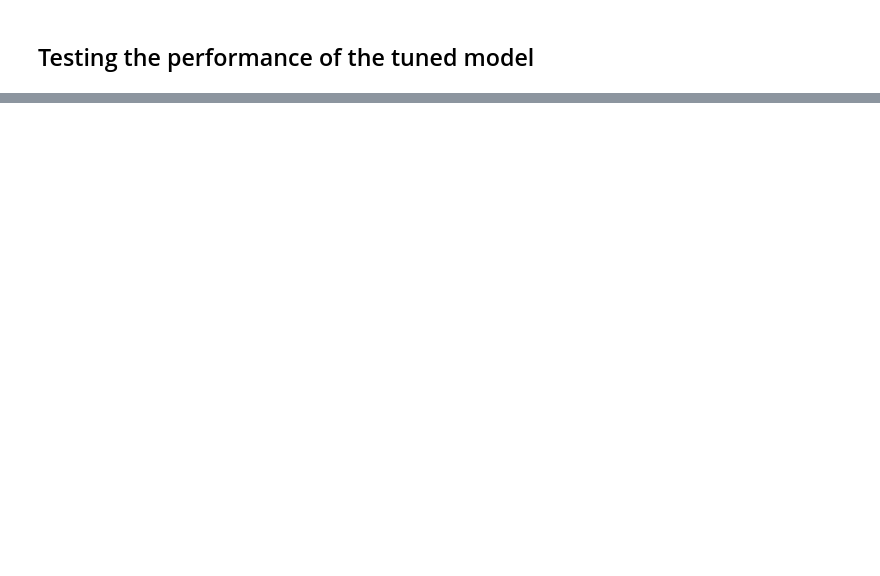
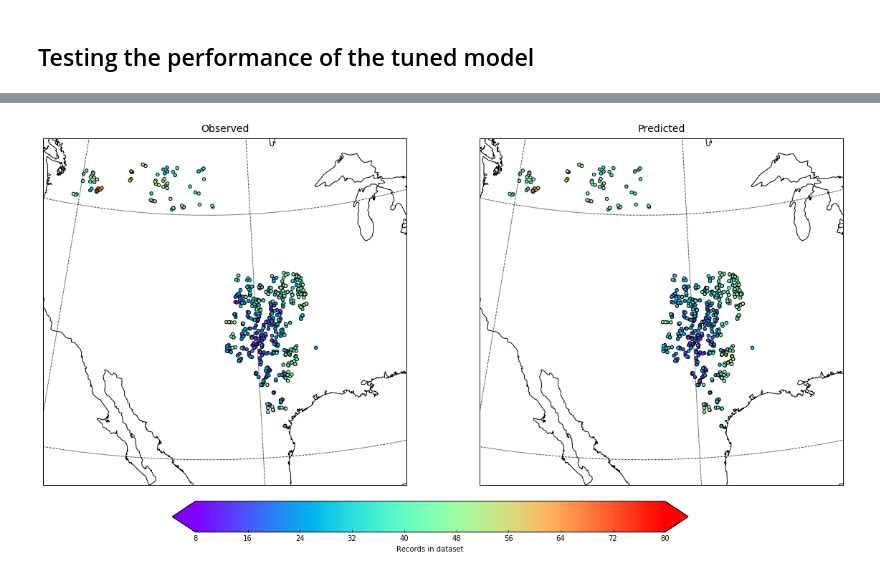
Before and after one commit to cleipski/CropPredict, a Jupyter notebook: 06_algorithm_selection.ipynb, the cells around one changed output, grey strips where cells are left out. Saved outputs shown, nothing was run; the diff lists cells and outputs as text; code cells hidden in the pictures; blank space fills up the shorter version.

```diff
--- a/06_algorithm_selection.ipynb
+++ b/06_algorithm_selection.ipynb
@@ -899,0 +884,39 @@ plt.hist([(x-y)*100./x for x,y in zip(y_test,y_pred)])
+# %%
+# Rescale training set back to original values
+tmp_X_test = std_scaler.inverse_transform(X_test,copy=True)
+# Get long and lat
+lng = tmp_X_test[:,0:1]
+lat = tmp_X_test[:,1:2]
+# %%
+fig, ax = plt.subplots(1,2,figsize=(20, 30))
+
+for idx,df in enumerate([X_test,X_test]):
+
+    mymap = Basemap(llcrnrlon=-119, llcrnrlat=22, urcrnrlon=-80,
+                    urcrnrlat=49, projection='lcc', lat_1=33, lat_2=45,
+                    lon_0=-105, area_thresh=10000,
+                    resolution = 'l',ax=ax[idx])
+
+    if idx == 0:
+        yld = y_test.tolist()
+    else:
+        yld = y_pred.tolist()
+    x,y = mymap(lng, lat)
+
+    im1 = mymap.scatter(x, y, c=yld, vmin=8, vmax=80, cmap=mpl.cm.get_cmap('rainbow'), zorder=2)
+
+    mymap.drawparallels(np.arange(25,65,20))
+    mymap.drawmeridians(np.arange(-120,-40,20))
+    mymap.drawcoastlines()
+
+    label = ['Observed','Predicted']
+    ax[idx].annotate(label[idx], xy=(0.5, 1.02), fontsize=14,xycoords='axes fraction', ha="center")
+
+cax1 = fig.add_axes( [0.25, 0.37, 0.5, 0.02])
+cbar = plt.colorbar(im1,cax=cax1, orientation='horizontal', extend='both', use_gridspec=True)
+cbar.set_label('Records in dataset')
+
+
+plt.savefig(os.path.join(cwd,'images','compare_yield.png'), bbox_inches='tight')
+# %% [output]
+[figure, added]
```
Also changed, not shown: parts of 17 cells of this notebook, 5 other files.
